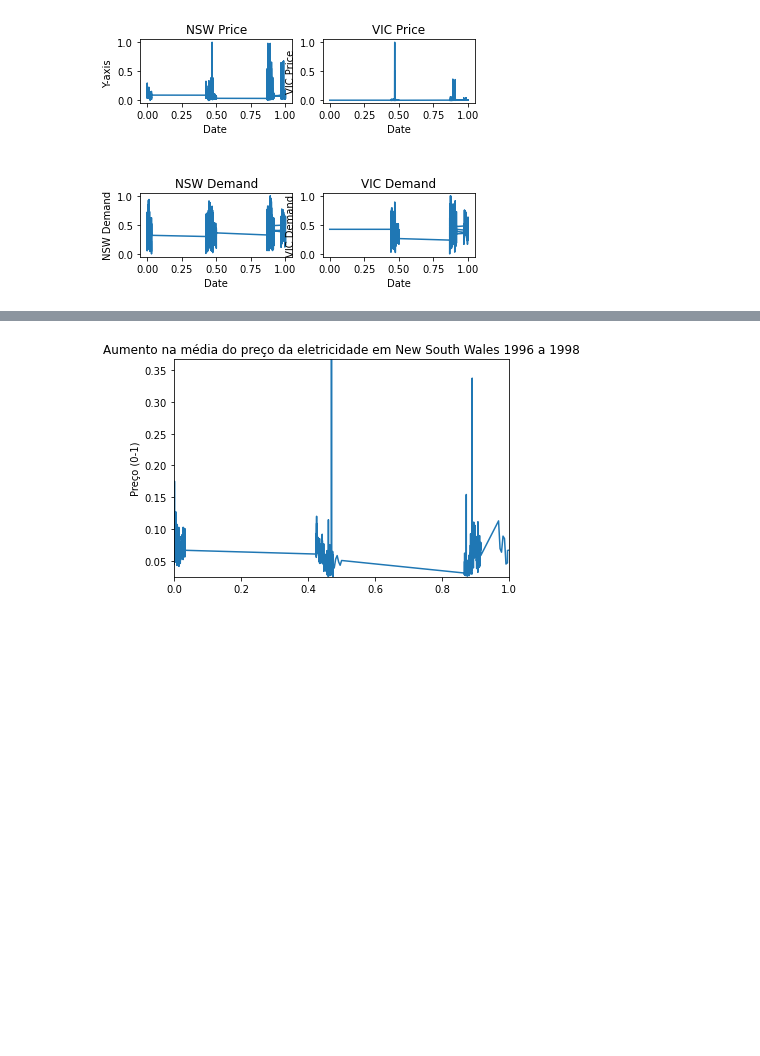
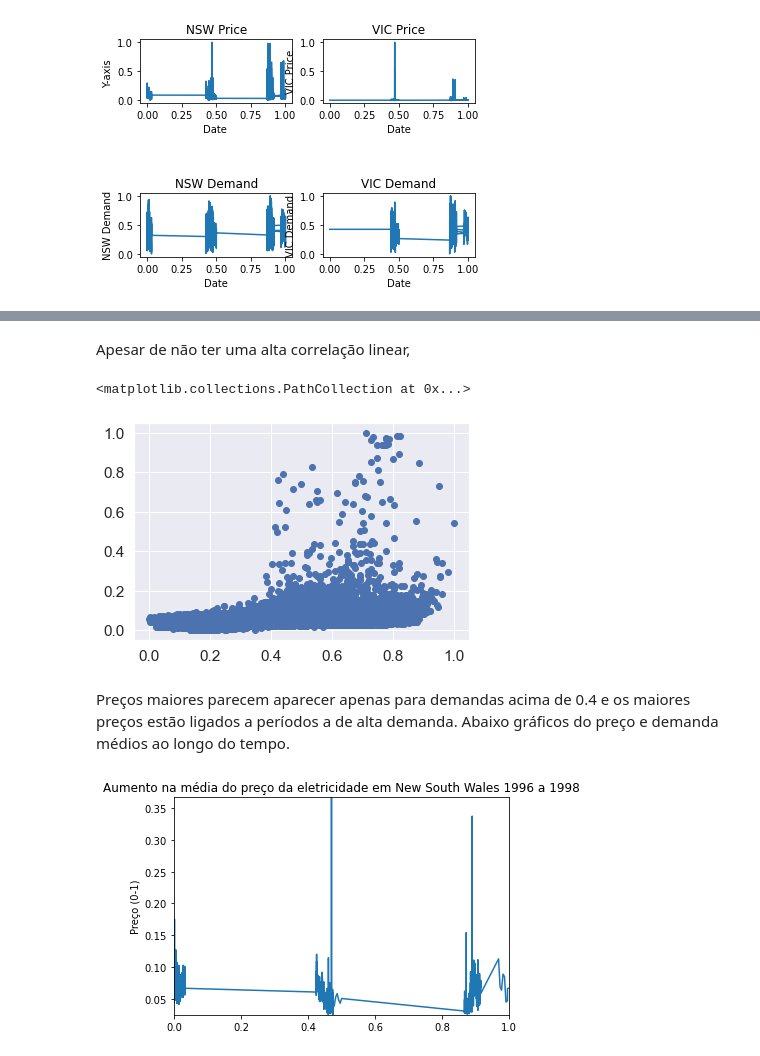
Before and after one commit to fernandops21/Case-Electricty, a Jupyter notebook: Case Electricity - Genial .ipynb, the cells around one changed output, grey strips where cells are left out. Cells and saved outputs as stored; diff of their text form; code cells hidden in the pictures; blank space fills up the shorter version.

```diff
--- a/Case Electricity - Genial .ipynb
+++ b/Case Electricity - Genial .ipynb
@@ -120,3 +182,13 @@ plt.show()
+# %% [markdown]
+Apesar de não ter uma alta correlação linear,
+# %%
+plt.scatter(x=nswdemand,y=nswprice)
+# %% [output]
+<matplotlib.collections.PathCollection at 0x...>
+[figure, added]
+# %% [markdown]
+Preços maiores parecem aparecer apenas para demandas acima de 0.4 e os maiores preços estão ligados a períodos a de alta demanda.
+Abaixo gráficos do preço e demanda médios ao longo do tempo.
 # %%
 group_by_date = df.loc[:, ['date', 'nswprice', 'nswdemand']].groupby('date')
 avgs = group_by_date.mean()
```
Also changed, not shown: parts of 21 cells of this notebook.
